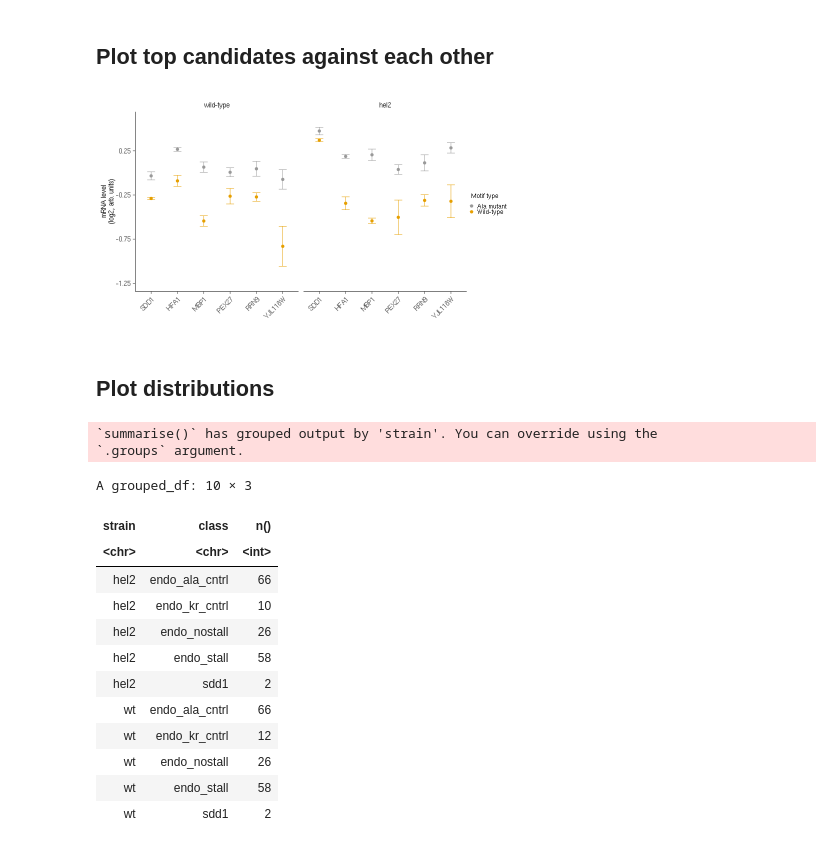
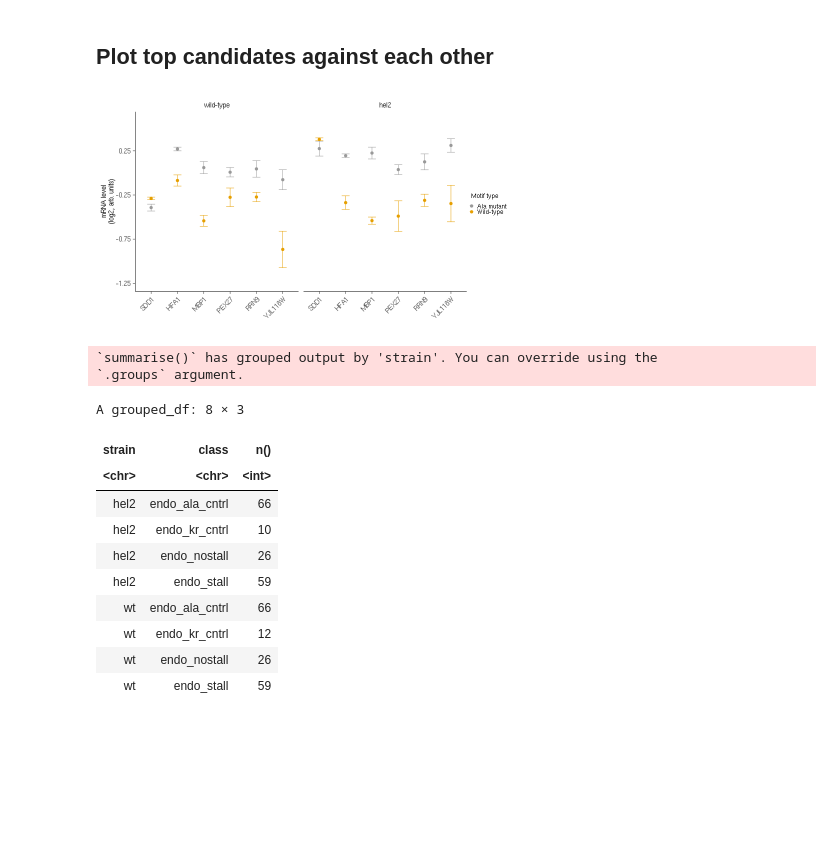
Before and after one commit to rasilab/chen_2023, a Jupyter notebook: analysis/barcodeseq/endo_motifs_mrna_grna/scripts/plot_endogenous_motifs.ipynb, the cells around one changed output. Cells and saved outputs as stored; diff of their text form; code cells hidden in the pictures; blank space fills up the shorter version.

```diff
--- a/analysis/barcodeseq/endo_motifs_mrna_grna/scripts/plot_endogenous_motifs.ipynb
+++ b/analysis/barcodeseq/endo_motifs_mrna_grna/scripts/plot_endogenous_motifs.ipynb
@@ -447,8 +467,8 @@ sdd1_ala <- rpm_barcode_counts %>%
 # %%
 endo_barcode_counts <- rpm_barcode_counts %>%
     filter(!class %in% c('fk8', 'sdd1')) %>%
-    bind_rows(sdd1_wt) %>%
-    bind_rows(sdd1_ala)
+    bind_rows(sdd1_wt) #%>%
+    # bind_rows(sdd1_ala)
 # %%
 calc_lfc_bootstrap <- function(data, indices) {
   d <- data[indices,]
@@ -518,67 +538,60 @@ ggsave("../figures/fig5_endo_group_summary.pdf", width=3, height=1.6)
 # %%
 options(repr.plot.width=7, repr.plot.height=4)
 
-candidates <- c('YJL118W', 'YDL056W', 'YMR207C', 'YMR270C', 'YOR193W', 'YJL118W', 'SDD1')
+candidates <- c('YJL118W', 'YDL056W', 'YMR207C', 'YMR270C', 'YOR193W', 'YJL118W', 'YEL057C')
 genenames <- c('SDD1', 'HFA1', 'MBP1', 'PEX27', 'RRN9', 'YJL118W')
 
 insert_boot_rpm %>%
     left_join(insert_annotations, by='insert_num') %>%
-    mutate(id = ifelse(insert_num == 852, 'SDD1', id)) %>%
-    mutate(class = ifelse(id == 'SDD1', 'endo_stall', class)) %>%
-    mutate(id = ifelse(is.na(insert_seq), 'SDD1', id)) %>%
-    filter(!id %in% c('fk8')) %>%
+    mutate(id = ifelse(insert_num == 852, 'YEL057C', id)) %>%
+    mutate(class = ifelse(insert_num == 852, 'endo_stall', class)) %>%
+    mutate(gene = ifelse(insert_num == 852, 'SDD1', gene)) %>%
     select(-loc, -wt_motif, -mutstart, -codon) %>%
-    mutate(class = ifelse((id == 'SDD1') & (is.na(class)), 'endo_ala_cntrl', class)) %>%
-    mutate(id = ifelse((class == 'endo_ala_cntrl') & (id == 'SDD1'), 'SDD1', id)) %>%
     filter(id %in% candidates) %>%
     mutate(gene2 = ifelse(is.na(gene), id, gene)) %>%
     mutate(gene2 = factor(gene2, levels=genenames)) %>%
     mutate(class = case_when(class == 'endo_ala_cntrl' ~ 'Ala mutant', class == 'endo_stall' ~ 'Wild-type')) %>%
     mutate(Strain = ifelse(strain == 'wt', 'wild-type', 'hel2')) %>%
     ggplot() +
     aes(x=gene2, y=lfc_med, ymin=lfc_med-lfc_sd, ymax=lfc_med+lfc_sd, color=class) +
     facet_wrap(~factor(Strain, levels=c('wild-type', 'hel2')), ncol=2) +
     geom_point(size=0.8) +
     geom_errorbar(linewidth=0.2, width=0.3) +
     theme +
     scale_y_continuous(breaks=seq(-1.25, 0.5, 0.5), limits=c(-1.25, 0.6)) +
     theme(
         axis.text.x = element_text(angle = 45, hjust=1, vjust=1),
         strip.text.x = element_text(size=8),
         legend.text=element_text(size=7),
         legend.title=element_text(size=7),
         legend.key.height = unit(2, 'mm'),
         legend.key.width = unit(2, 'mm'),
         legend.box.margin=margin(-10,0,-15,-15),
         ) +
     labs(x='', y='mRNA level\n(log2, arb. units)', color='Motif type')
 
 ggsave("../figures/fig5_endo_candidates.pdf", width=3.7, height=1.8)
 # %% [output]
-[figure, old version]
+[figure, new version]
-# %% [markdown]
-## Plot distributions
 # %%
 insert_boot_rpm %>%
     left_join(insert_annotations, by='insert_num') %>%
+    mutate(class = ifelse(insert_num == 852, 'endo_stall', class)) %>%
     filter(!id %in% c('fk8', 'SDD1')) %>%
     filter(!class %in% c('dicodon_cntrl', 'human_ala_cntrl', 'human_stall')) %>%
-    mutate(class = ifelse(is.na(class), 'sdd1', class)) %>%
     group_by(strain, class) %>%
     summarize(n())
 # %% [output]
 `summarise()` has grouped output by 'strain'. You can override using the
 `.groups` argument.
-A grouped_df: 10 × 3
+A grouped_df: 8 × 3
 | strain | class | n() |
 | <chr> | <chr> | <int> |
 | hel2 | endo_ala_cntrl | 66 |
 | hel2 | endo_kr_cntrl | 10 |
 | hel2 | endo_nostall | 26 |
-| hel2 | endo_stall | 58 |
-| hel2 | sdd1 | 2 |
+| hel2 | endo_stall | 59 |
 | wt | endo_ala_cntrl | 66 |
 | wt | endo_kr_cntrl | 12 |
 | wt | endo_nostall | 26 |
-| wt | endo_stall | 58 |
-| wt | sdd1 | 2 |
+| wt | endo_stall | 59 |
```
Also changed, not shown: parts of 9 cells of this notebook.
